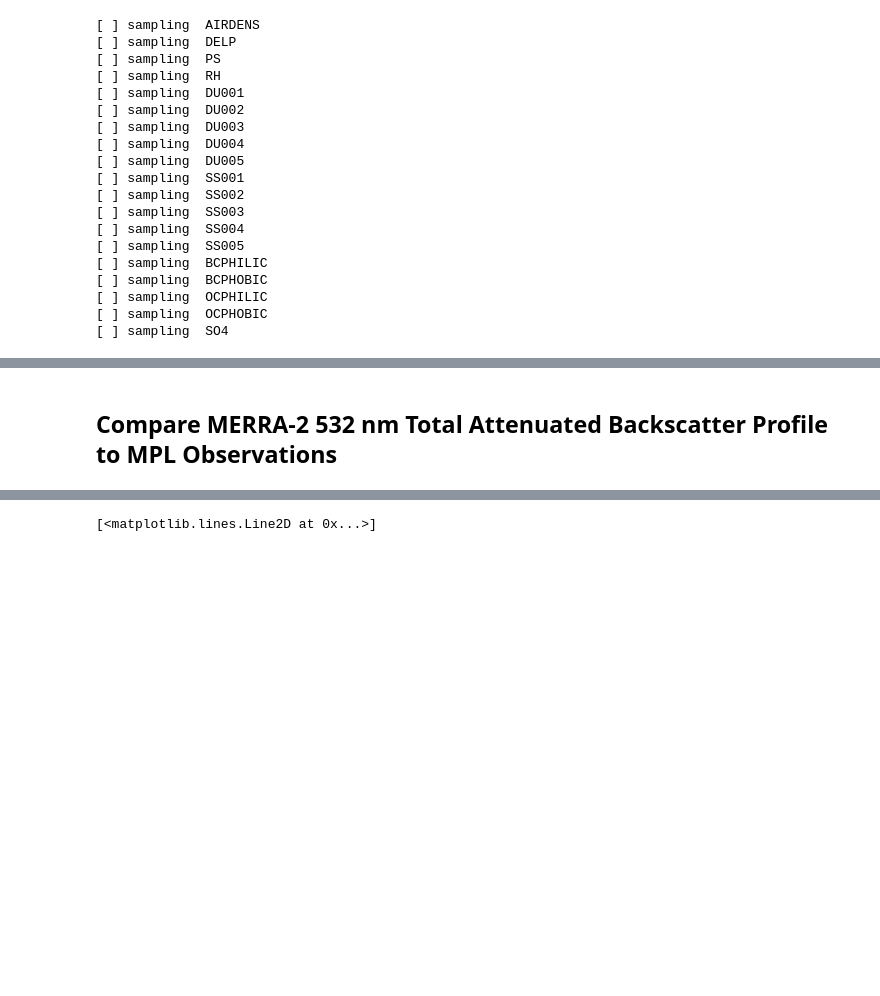
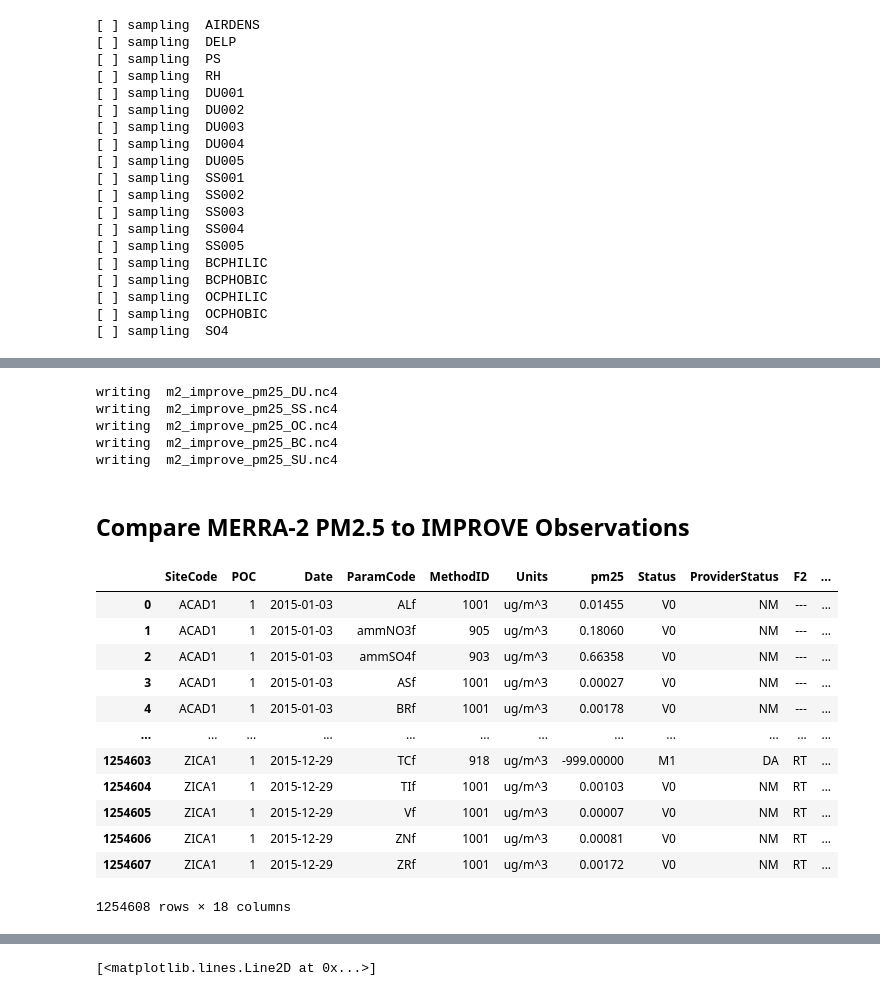
Before and after one commit to GEOS-ESM/GMAOpyobs, a Jupyter notebook: src/Notebooks/sampler_examples/improve_sampler.ipynb, the cells around one changed output, grey strips where cells are left out. Saved outputs shown, nothing was run; the diff lists cells and outputs as text; code cells hidden in the pictures; blank space fills up the shorter version.

```diff
--- a/src/Notebooks/sampler_examples/improve_sampler.ipynb
+++ b/src/Notebooks/sampler_examples/improve_sampler.ipynb
@@ -113,8 +127,42 @@ aop532 = optics.getPM(pmsize=2.5,fixrh=0.0,aerodynamic=True)
 # %%
 # optional: you can write this to a netcdf file
-outFile = 'm2_mpl_ext532.nc4'
-encoding = {var: comp for var in aop532.data_vars}
-aop532.to_netcdf(outFile,engine='netcdf4',encoding=encoding)
+comp = dict(zlib=True)
+for spc in pm25:
+    outFile = f'm2_improve_pm25_{spc}.nc4'
+    print('writing ',outFile)
+    encoding = {var: comp for var in pm25[spc].data_vars}
+    pm25[spc].to_netcdf(outFile,engine='netcdf4',encoding=encoding)
+# %% [output]
+writing  m2_improve_pm25_DU.nc4
+writing  m2_improve_pm25_SS.nc4
+writing  m2_improve_pm25_OC.nc4
+writing  m2_improve_pm25_BC.nc4
+writing  m2_improve_pm25_SU.nc4
 # %% [markdown]
-## Compare MERRA-2 532 nm Total Attenuated Backscatter Profile to MPL Observations
+## Compare MERRA-2 PM2.5 to IMPROVE Observations
+# %%
+from pyobs.improve import IMPROVE, SITE_MAP
+## Read the IMPROVE PM2.5 Obs
+#path = '/discover/nobackup/projects/gmao/iesa/aerosol/data/AeroObs/IMPROVE/IMPAER_2015.txt'
+#site_path = '/discover/nobackup/projects/gmao/iesa/aerosol/data/AeroObs/IMPROVE/IMPROVE_locations.txt'
+path = '/Users/pcastell/Documents/Asia-AQ/IMPROVE/improve/IMPAER_2015.txt'
+site_path = '/Users/pcastell/Documents/Asia-AQ/IMPROVE/improve/IMPROVE_locations.txt'
+imp = IMPROVE(path,site_path=site_path)
+sites = SITE_MAP(site_path)
+# %%
+imp.df
+# %% [output]
+|  | SiteCode | POC | Date | ParamCode | MethodID | Units | pm25 | Status | ProviderStatus | F2 | ... |
+| 0 | ACAD1 | 1 | 2015-01-03 | ALf | 1001 | ug/m^3 | 0.01455 | V0 | NM | --- | ... |
+| 1 | ACAD1 | 1 | 2015-01-03 | ammNO3f | 905 | ug/m^3 | 0.18060 | V0 | NM | --- | ... |
+| 2 | ACAD1 | 1 | 2015-01-03 | ammSO4f | 903 | ug/m^3 | 0.66358 | V0 | NM | --- | ... |
+| 3 | ACAD1 | 1 | 2015-01-03 | ASf | 1001 | ug/m^3 | 0.00027 | V0 | NM | --- | ... |
+| 4 | ACAD1 | 1 | 2015-01-03 | BRf | 1001 | ug/m^3 | 0.00178 | V0 | NM | --- | ... |
+| ... | ... | ... | ... | ... | ... | ... | ... | ... | ... | ... | ... |
+| 1254603 | ZICA1 | 1 | 2015-12-29 | TCf | 918 | ug/m^3 | -999.00000 | M1 | DA | RT | ... |
+| 1254604 | ZICA1 | 1 | 2015-12-29 | TIf | 1001 | ug/m^3 | 0.00103 | V0 | NM | RT | ... |
+| 1254605 | ZICA1 | 1 | 2015-12-29 | Vf | 1001 | ug/m^3 | 0.00007 | V0 | NM | RT | ... |
+| 1254606 | ZICA1 | 1 | 2015-12-29 | ZNf | 1001 | ug/m^3 | 0.00081 | V0 | NM | RT | ... |
+| 1254607 | ZICA1 | 1 | 2015-12-29 | ZRf | 1001 | ug/m^3 | 0.00172 | V0 | NM | RT | ... |
+1254608 rows × 18 columns
 # %%
```
Also changed, not shown: parts of 11 cells of this notebook.
